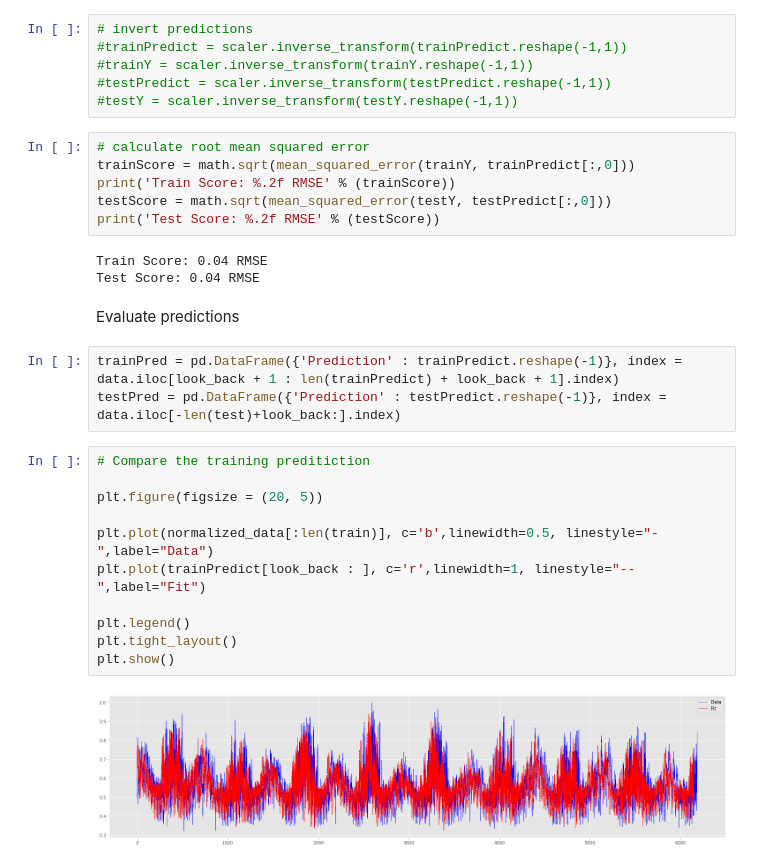
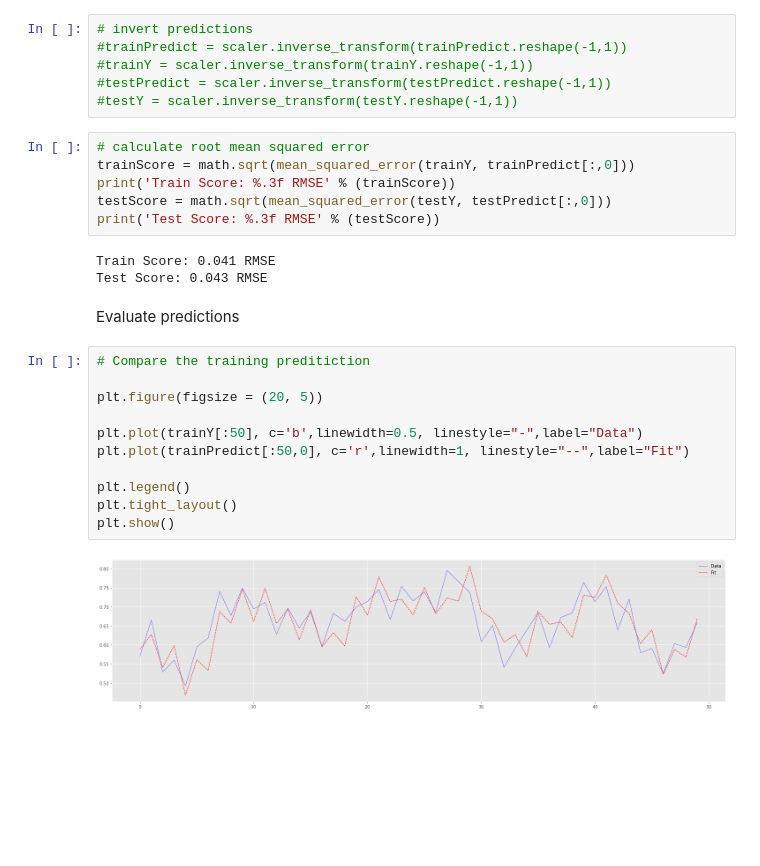
Before and after one commit to rafalopes74/EnergyConsumptionAI, a Jupyter notebook: EnergyConsumption.ipynb, the cells around one changed output. Drawn from its saved outputs; the diff is of its cells as text; blank space fills up the shorter version.

```diff
--- a/EnergyConsumption.ipynb
+++ b/EnergyConsumption.ipynb
@@ -281,30 +298,27 @@ testPredict = lstm_model.predict(testX)
 # %%
 # calculate root mean squared error
 trainScore = math.sqrt(mean_squared_error(trainY, trainPredict[:,0]))
-print('Train Score: %.2f RMSE' % (trainScore))
+print('Train Score: %.3f RMSE' % (trainScore))
 testScore = math.sqrt(mean_squared_error(testY, testPredict[:,0]))
-print('Test Score: %.2f RMSE' % (testScore))
+print('Test Score: %.3f RMSE' % (testScore))
 # %% [output]
-Train Score: 0.04 RMSE
-Test Score: 0.04 RMSE
+Train Score: 0.041 RMSE
+Test Score: 0.043 RMSE
 # %% [markdown]
 Evaluate predictions
-# %%
-trainPred = pd.DataFrame({'Prediction' : trainPredict.reshape(-1)}, index = data.iloc[look_back + 1 : len(trainPredict) + look_back + 1].index)
-testPred = pd.DataFrame({'Prediction' : testPredict.reshape(-1)}, index = data.iloc[-len(test)+look_back:].index)
 # %%
 # Compare the training preditiction
 
 plt.figure(figsize = (20, 5))
 
-plt.plot(normalized_data[:len(train)], c='b',linewidth=0.5, linestyle="-",label="Data")
-plt.plot(trainPredict[look_back : ], c='r',linewidth=1, linestyle="--",label="Fit")
+plt.plot(trainY[:50], c='b',linewidth=0.5, linestyle="-",label="Data")
+plt.plot(trainPredict[:50,0], c='r',linewidth=1, linestyle="--",label="Fit")
 
 plt.legend()
 plt.tight_layout()
 plt.show()
 # %% [output]
-[figure, old version]
+[figure, new version]
 # %%
 # Compare the test prediction
 
```
Also changed, not shown: parts of 6 cells of this notebook.
